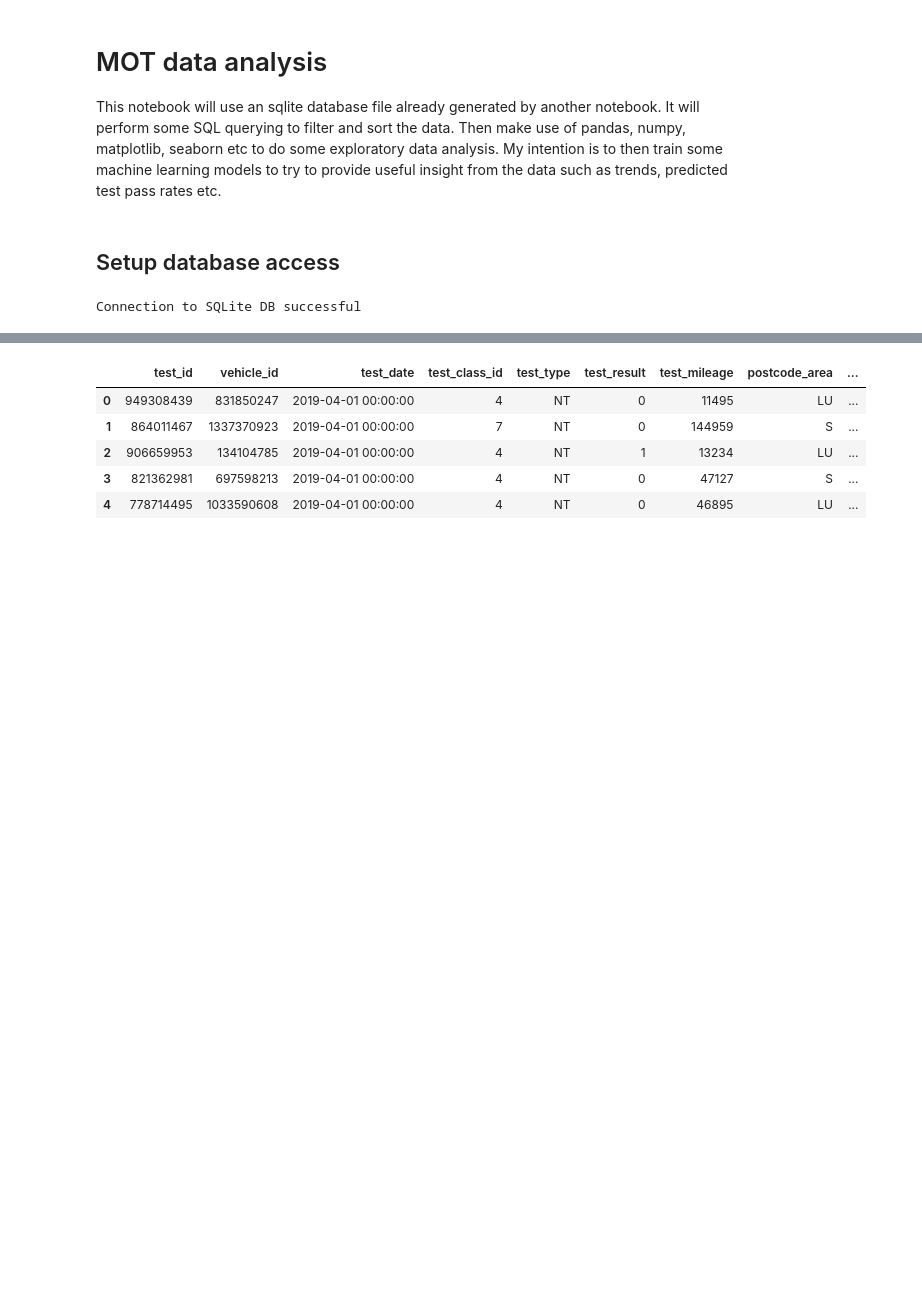
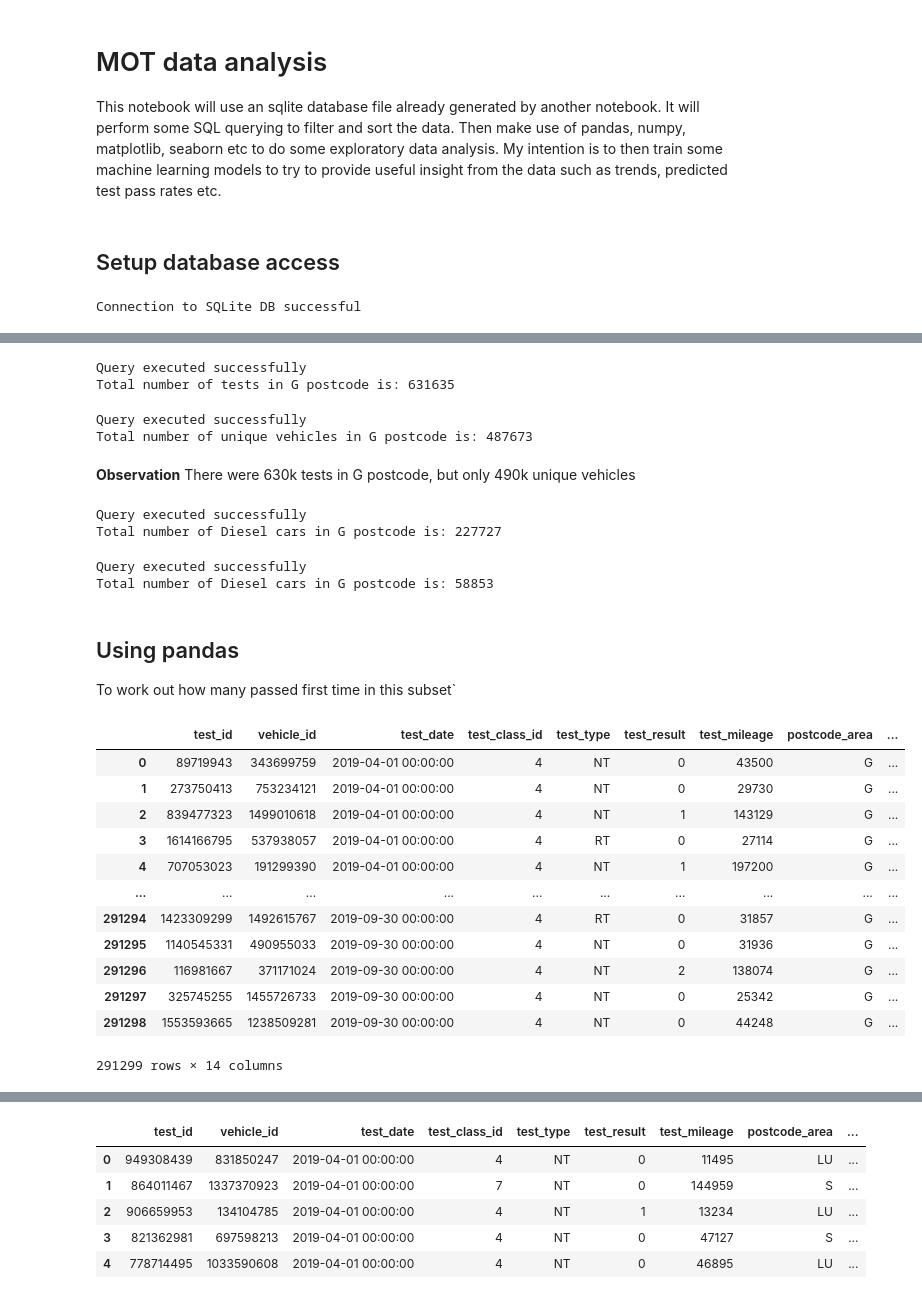
Before and after one commit to adin786/mot-data, a Jupyter notebook: eda.ipynb, the cells around one changed output, grey strips where cells are left out. Cells and saved outputs as stored; diff of their text form; code cells hidden in the pictures; blank space fills up the shorter version.

```diff
--- a/eda.ipynb
+++ b/eda.ipynb
@@ -61,0 +90,61 @@ Number of entries in test_id are: 39310698
+# %%
+response = execute_query(connection,'''SELECT COUNT(DISTINCT test_id) FROM mot1
+WHERE postcode_area LIKE "G";''')
+print(f'Total number of tests in G postcode is: {response[0][0]}')
+# %% [output]
+Query executed successfully
+Total number of tests in G postcode is: 631635
+# %%
+response = execute_query(connection,'''SELECT COUNT(DISTINCT vehicle_id) FROM mot1
+WHERE postcode_area LIKE "G";''')
+print(f'Total number of unique vehicles in G postcode is: {response[0][0]}')
+# %% [output]
+Query executed successfully
+Total number of unique vehicles in G postcode is: 487673
+# %% [markdown]
+**Observation**
+There were 630k tests in G postcode, but only 490k unique vehicles
+# %%
+# Get number of rows in database
+response = execute_query(connection,'''SELECT COUNT(DISTINCT vehicle_id) FROM mot1
+WHERE postcode_area LIKE "G"
+AND fuel_type LIKE "DI";''')
+print(f'Total number of Diesel cars in G postcode is: {response[0][0]}')
+# %% [output]
+Query executed successfully
+Total number of Diesel cars in G postcode is: 227727
+# %%
+# Get number of rows in database
+response = execute_query(connection,'''SELECT COUNT(DISTINCT vehicle_id) FROM mot1
+WHERE postcode_area LIKE "G"
+AND fuel_type LIKE "DI"
+AND test_result = 1;''')
+print(f'Total number of Diesel cars in G postcode is: {response[0][0]}')
+#??? not sure about this
+# %% [output]
+Query executed successfully
+Total number of Diesel cars in G postcode is: 58853
+# %% [markdown]
+## Using pandas
+To work out how many passed first time in this subset`
+# %%
+df = pd.read_sql_query('''
+SELECT * FROM mot1
+WHERE postcode_area LIKE "G"
+AND fuel_type LIKE "DI";
+''', connection)
+df
+# %% [output]
+|  | test_id | vehicle_id | test_date | test_class_id | test_type | test_result | test_mileage | postcode_area | ... |
+| 0 | 89719943 | 343699759 | 2019-04-01 00:00:00 | 4 | NT | 0 | 43500 | G | ... |
+| 1 | 273750413 | 753234121 | 2019-04-01 00:00:00 | 4 | NT | 0 | 29730 | G | ... |
+| 2 | 839477323 | 1499010618 | 2019-04-01 00:00:00 | 4 | NT | 1 | 143129 | G | ... |
+| 3 | 1614166795 | 537938057 | 2019-04-01 00:00:00 | 4 | RT | 0 | 27114 | G | ... |
+| 4 | 707053023 | 191299390 | 2019-04-01 00:00:00 | 4 | NT | 1 | 197200 | G | ... |
+| ... | ... | ... | ... | ... | ... | ... | ... | ... | ... |
+| 291294 | 1423309299 | 1492615767 | 2019-09-30 00:00:00 | 4 | RT | 0 | 31857 | G | ... |
+| 291295 | 1140545331 | 490955033 | 2019-09-30 00:00:00 | 4 | NT | 0 | 31936 | G | ... |
+| 291296 | 116981667 | 371171024 | 2019-09-30 00:00:00 | 4 | NT | 2 | 138074 | G | ... |
+| 291297 | 325745255 | 1455726733 | 2019-09-30 00:00:00 | 4 | NT | 0 | 25342 | G | ... |
+| 291298 | 1553593665 | 1238509281 | 2019-09-30 00:00:00 | 4 | NT | 0 | 44248 | G | ... |
+291299 rows × 14 columns
```
Also changed, not shown: parts of 17 cells of this notebook.
